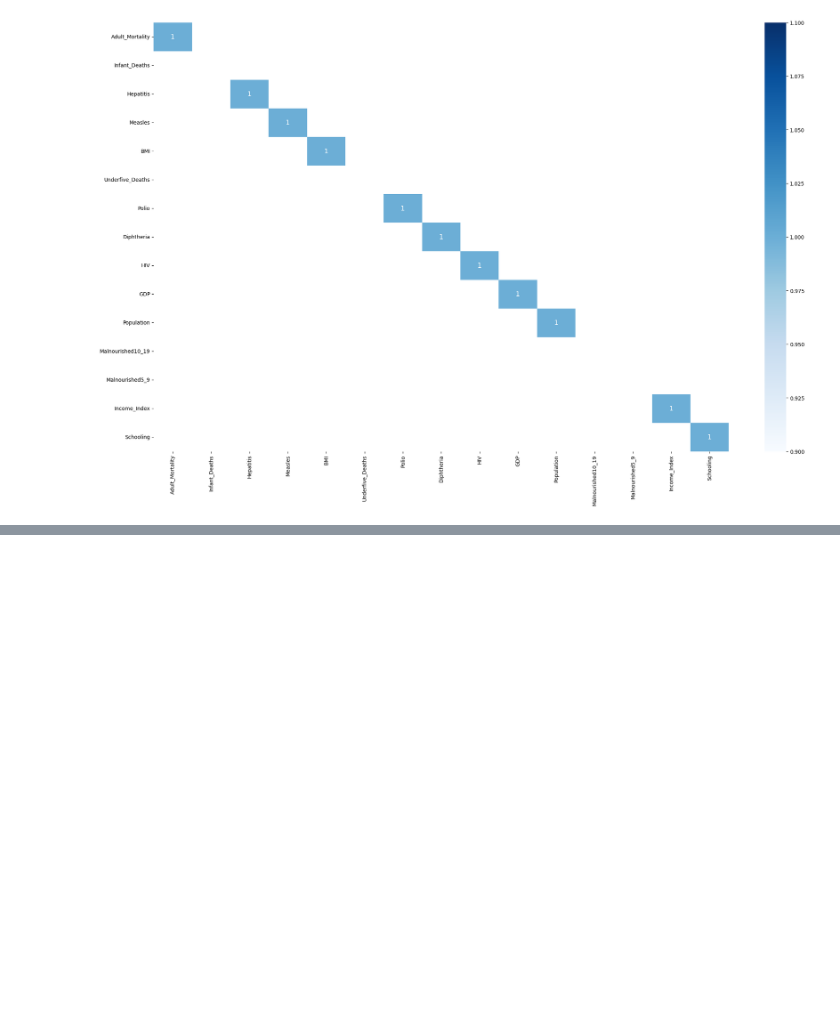
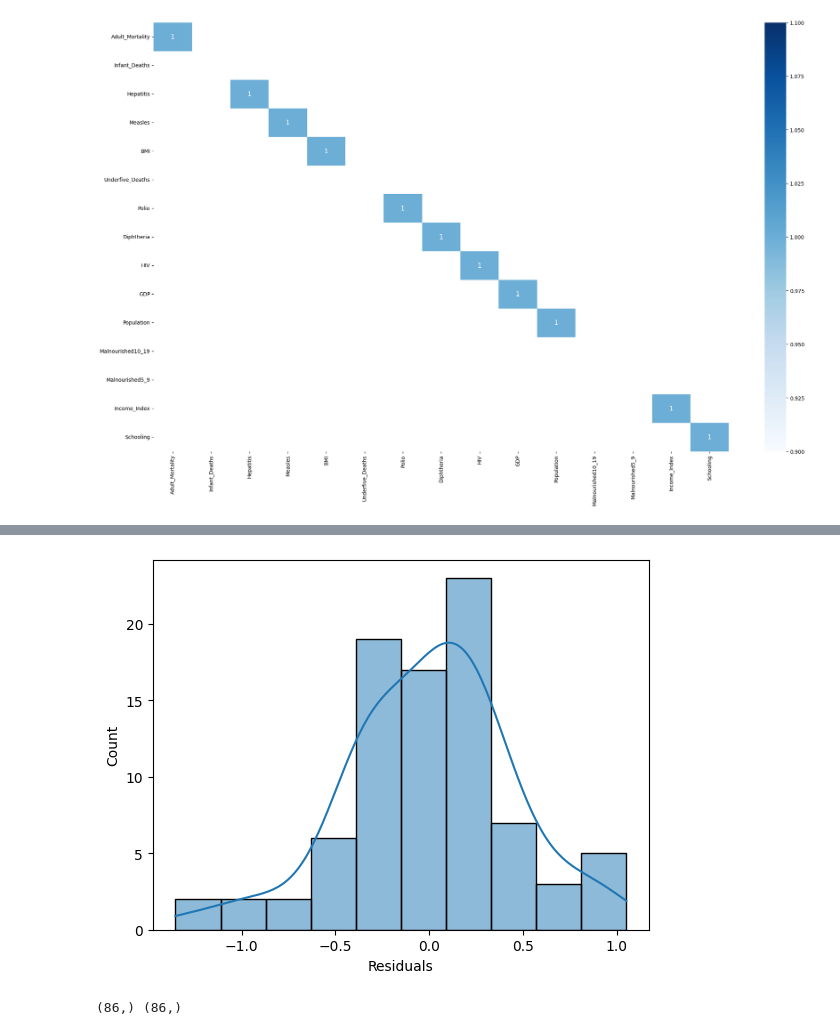
Before and after one commit to vinaykumargummadi/Data-Science-Projects, a Jupyter notebook: MicroProject and Assignment/VinayKumarG_Graded_assigment.ipynb, the cells around one changed output, grey strips where cells are left out. Saved outputs shown, nothing was run; the diff lists cells and outputs as text; code cells hidden in the pictures; blank space fills up the shorter version.

```diff
--- a/MicroProject and Assignment/VinayKumarG_Graded_assigment.ipynb
+++ b/MicroProject and Assignment/VinayKumarG_Graded_assigment.ipynb
@@ -444,0 +524,8 @@ qqplot(MLR_model.resid,line='r')
+# %%
+residuals=MLR_model_significant.resid
+# %%
+sns.histplot(residuals,kde=True)
+plt.xlabel('Residuals')
+plt.show()
+# %% [output]
+[figure, added]
@@ -444,0 +534,4 @@ qqplot(MLR_model.resid,line='r')
+# %%
+print(residuals.shape,fitted_values.shape)
+# %% [output]
+(86,) (86,)
```
Also changed, not shown: parts of 32 cells of this notebook, 1 other file.
